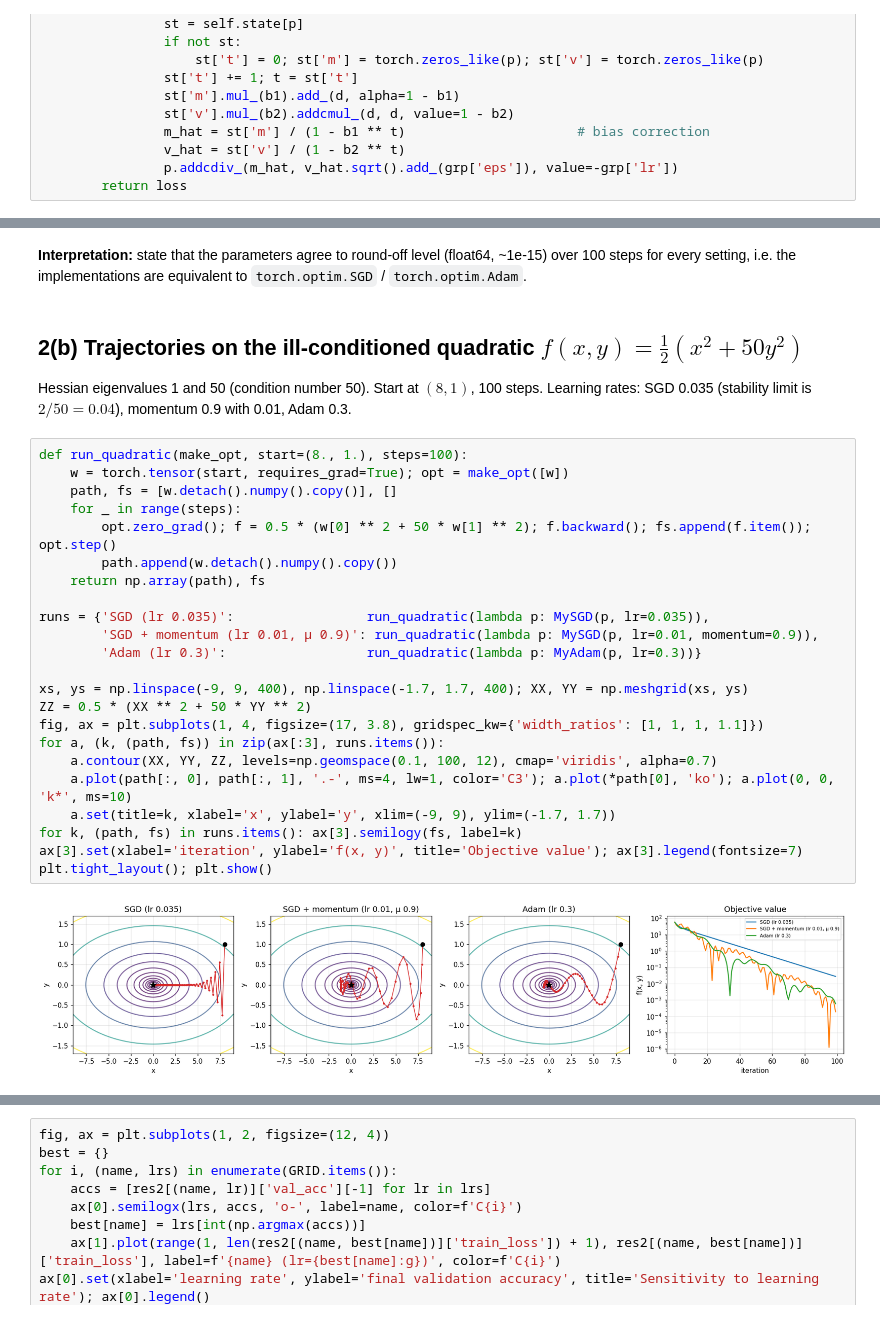
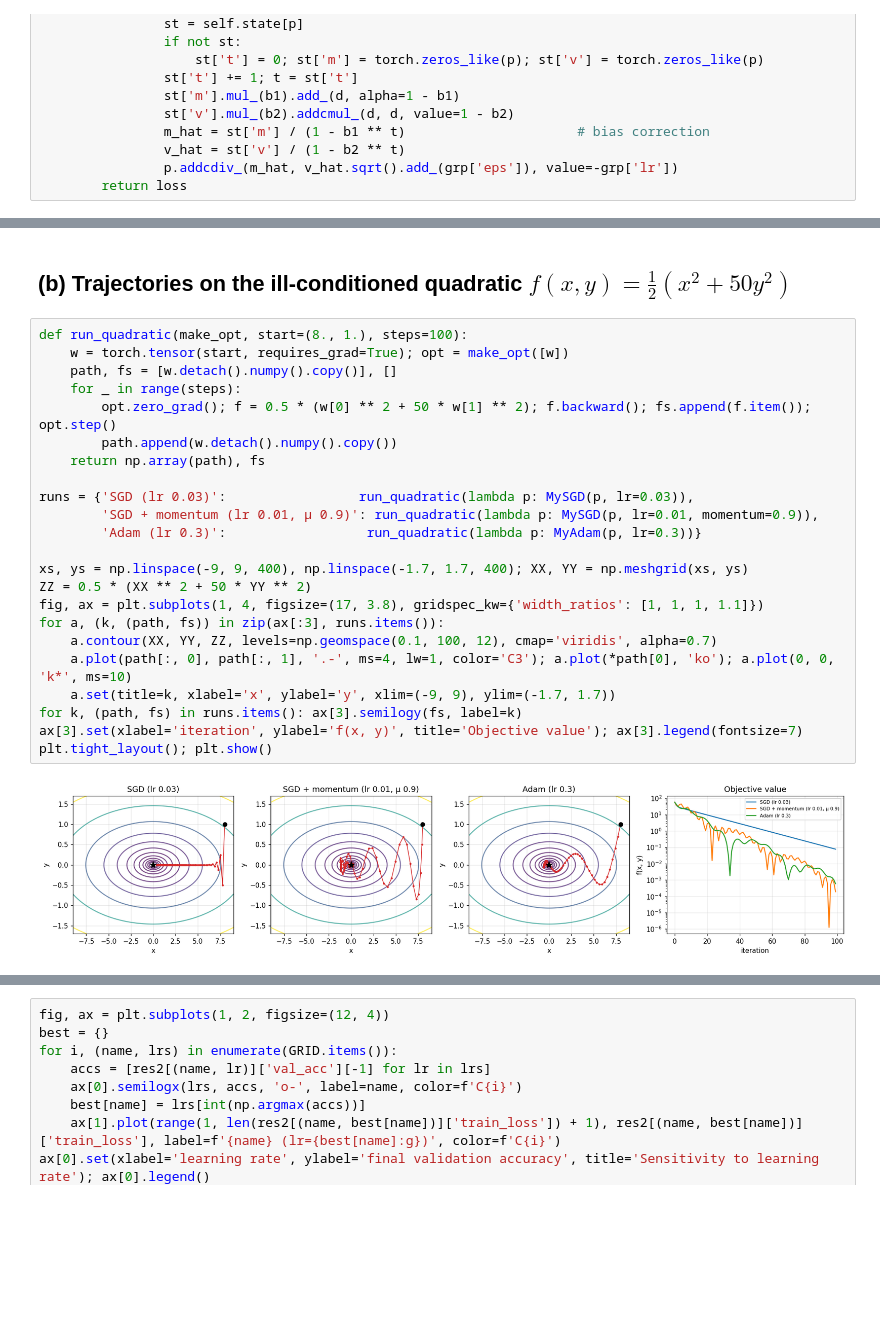
Before and after one commit to yhnx/EN4554_Assignment_2, a Jupyter notebook: Assignment2.ipynb, the cells around one changed output, grey strips where cells are left out. Cells and saved outputs as stored; diff of their text form; blank space fills up the shorter version.

```diff
--- a/Assignment2.ipynb
+++ b/Assignment2.ipynb
@@ -504,30 +505,27 @@ display(pd.DataFrame(rows).style.format({'max |param diff| after 100 steps': '{:
-# %% [markdown]
-**Interpretation:** state that the parameters agree to round-off level (float64, ~1e-15) over 100 steps for every setting, i.e. the implementations are equivalent to `torch.optim.SGD` / `torch.optim.Adam`.
 # %% [markdown]
-## 2(b) Trajectories on the ill-conditioned quadratic $f(x,y)=\tfrac12(x^2+50y^2)$
-Hessian eigenvalues 1 and 50 (condition number 50). Start at $(8,1)$, 100 steps. Learning rates: SGD 0.035 (stability limit is $2/50=0.04$), momentum 0.9 with 0.01, Adam 0.3.
+## (b) Trajectories on the ill-conditioned quadratic $f(x,y)=\tfrac12(x^2+50y^2)$
 # %%
 def run_quadratic(make_opt, start=(8., 1.), steps=100):
     w = torch.tensor(start, requires_grad=True); opt = make_opt([w])
     path, fs = [w.detach().numpy().copy()], []
     for _ in range(steps):
         opt.zero_grad(); f = 0.5 * (w[0] ** 2 + 50 * w[1] ** 2); f.backward(); fs.append(f.item()); opt.step()
         path.append(w.detach().numpy().copy())
     return np.array(path), fs
 
-runs = {'SGD (lr 0.035)':                 run_quadratic(lambda p: MySGD(p, lr=0.035)),
+runs = {'SGD (lr 0.03)':                 run_quadratic(lambda p: MySGD(p, lr=0.03)),
         'SGD + momentum (lr 0.01, μ 0.9)': run_quadratic(lambda p: MySGD(p, lr=0.01, momentum=0.9)),
         'Adam (lr 0.3)':                  run_quadratic(lambda p: MyAdam(p, lr=0.3))}
 
 xs, ys = np.linspace(-9, 9, 400), np.linspace(-1.7, 1.7, 400); XX, YY = np.meshgrid(xs, ys)
 ZZ = 0.5 * (XX ** 2 + 50 * YY ** 2)
 fig, ax = plt.subplots(1, 4, figsize=(17, 3.8), gridspec_kw={'width_ratios': [1, 1, 1, 1.1]})
 for a, (k, (path, fs)) in zip(ax[:3], runs.items()):
     a.contour(XX, YY, ZZ, levels=np.geomspace(0.1, 100, 12), cmap='viridis', alpha=0.7)
     a.plot(path[:, 0], path[:, 1], '.-', ms=4, lw=1, color='C3'); a.plot(*path[0], 'ko'); a.plot(0, 0, 'k*', ms=10)
     a.set(title=k, xlabel='x', ylabel='y', xlim=(-9, 9), ylim=(-1.7, 1.7))
 for k, (path, fs) in runs.items(): ax[3].semilogy(fs, label=k)
 ax[3].set(xlabel='iteration', ylabel='f(x, y)', title='Objective value'); ax[3].legend(fontsize=7)
 plt.tight_layout(); plt.show()
 # %% [output]
-[figure, old version]
+[figure, new version]
```
Also changed, not shown: parts of 25 cells of this notebook.
